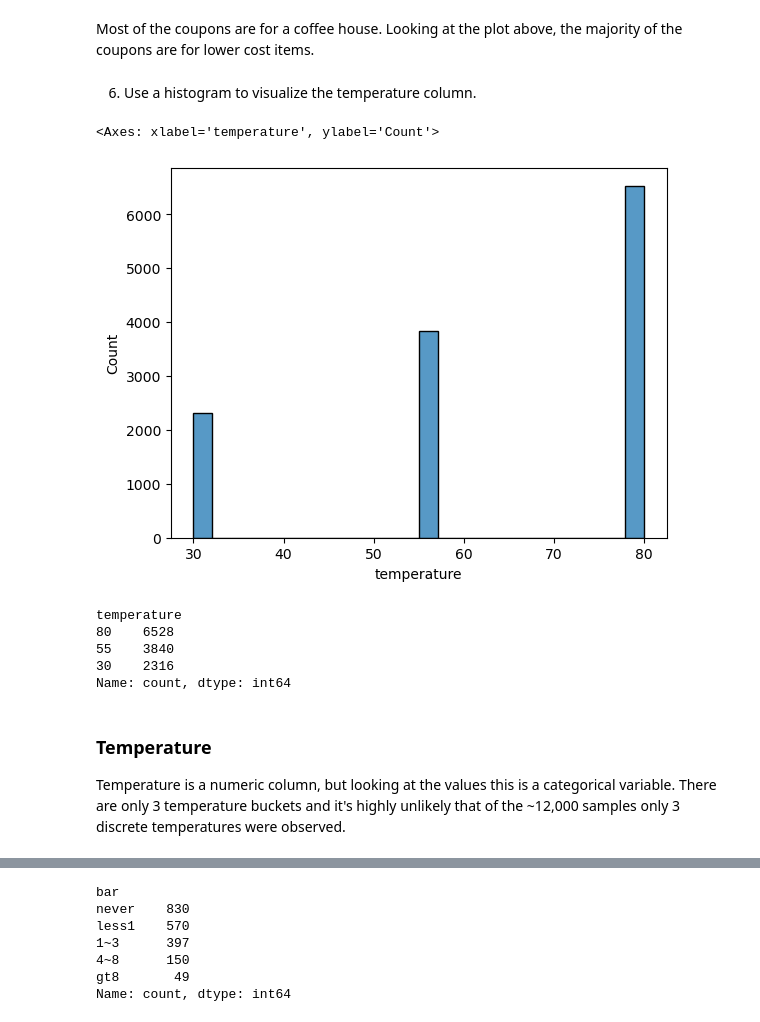
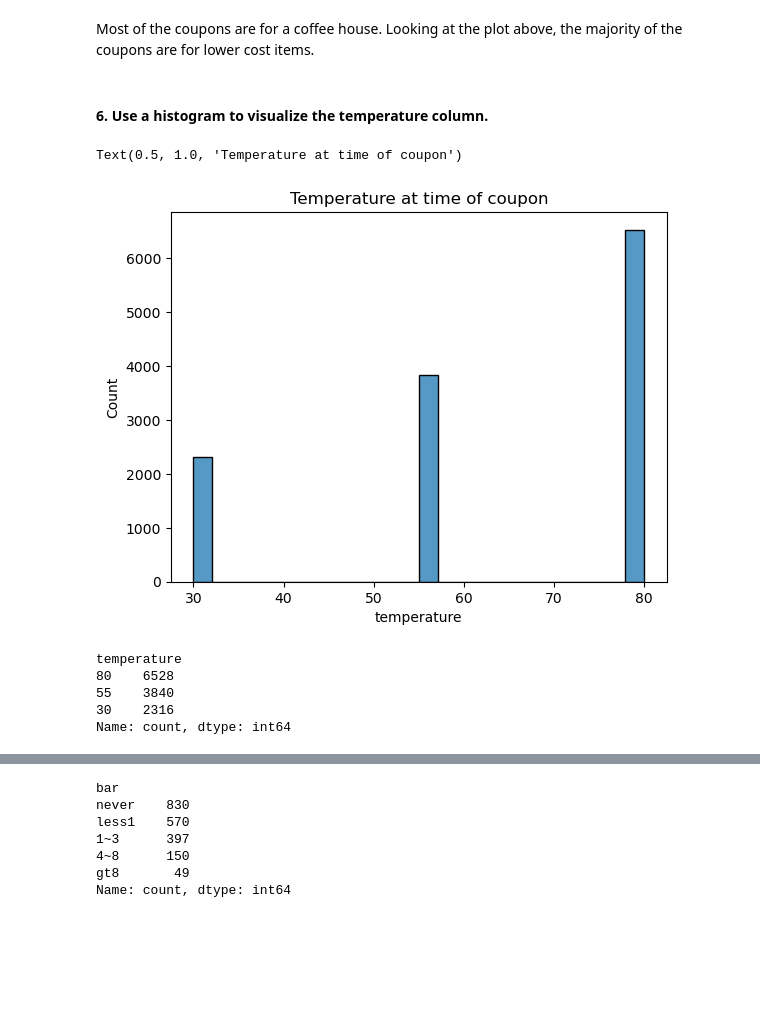
Before and after one commit to tophburns/assignment_5_1, a Jupyter notebook: prompt.ipynb, the cells around one changed output, grey strips where cells are left out. Drawn from its saved outputs; the diff is of its cells as text; code cells hidden in the pictures; blank space fills up the shorter version.

```diff
--- a/prompt.ipynb
+++ b/prompt.ipynb
@@ -361,0 +363,12 @@ This data is anonymized, as best I can tell there is no unique ID for each row,
+# %%
+df['age'].replace(
+    to_replace={'below21': 0,
+                '21': 21,
+                '26': 26,
+                '31': 31,
+                '36': 36,
+                '41': 41,
+                '46': 46,
+                '50plus': 50,
+               },
+    inplace=True)
@@ -407,12 +434,13 @@ plt.xticks(rotation=45)
 # %% [markdown]
 Most of the coupons are for a coffee house. Looking at the plot above, the majority of the coupons are for lower cost items.
 # %% [markdown]
-6. Use a histogram to visualize the temperature column.
+#### 6. Use a histogram to visualize the temperature column.
 # %%
 sns.histplot(df, x='temperature')
+plt.title('Temperature at time of coupon')
 # %% [output]
-<Axes: xlabel='temperature', ylabel='Count'>
+Text(0.5, 1.0, 'Temperature at time of coupon')
-[figure, old version]
+[figure, new version]
 # %%
 df['temperature'].value_counts()
 # %% [output]
@@ -421,6 +449,3 @@ temperature
 55    3840
 30    2316
 Name: count, dtype: int64
-# %% [markdown]
-### Temperature
-Temperature is a numeric column, but looking at the values this is a categorical variable. There are only 3 temperature buckets and it's highly unlikely that of the ~12,000 samples only 3 discrete temperatures were observed.
```
Also changed, not shown: parts of 116 cells of this notebook.
